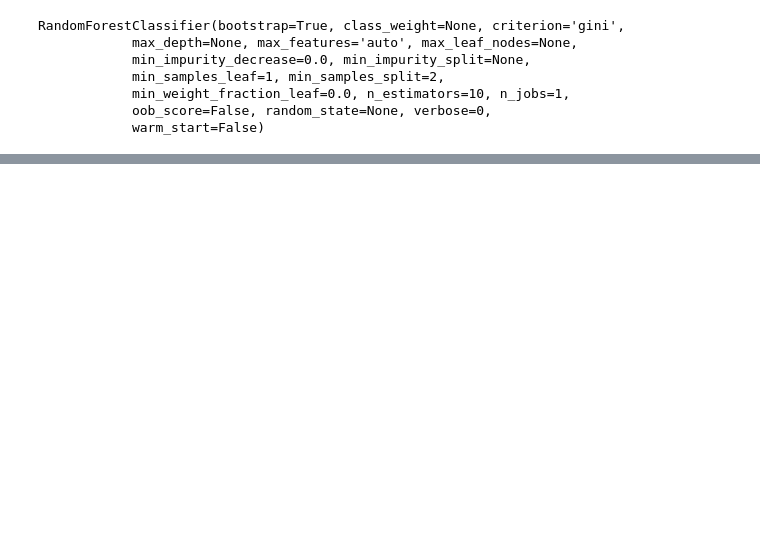
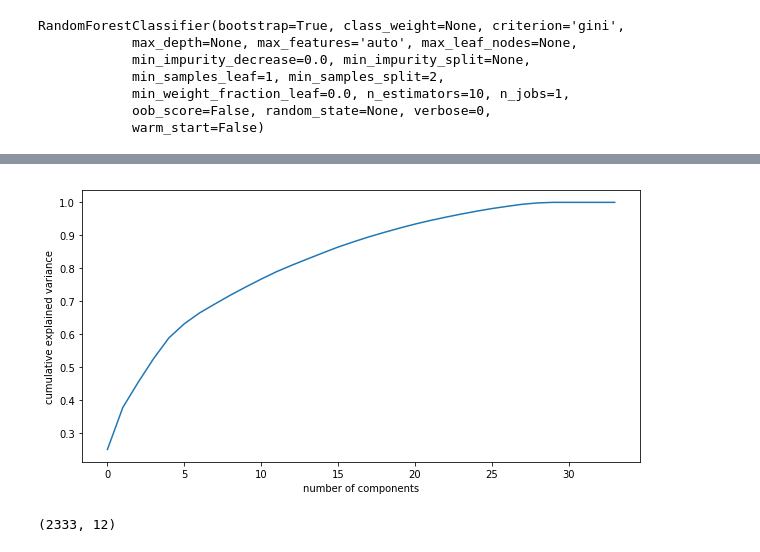
Before and after one commit to prachi0693/Capstone-Project, a Jupyter notebook: Merge and Modelling.ipynb, the cells around one changed output, grey strips where cells are left out. Drawn from its saved outputs; the diff is of its cells as text; code cells hidden in the pictures; blank space fills up the shorter version.

```diff
--- a/Merge and Modelling.ipynb
+++ b/Merge and Modelling.ipynb
@@ -511,0 +537,2 @@ print(accuracy_score(y_test,predictions))
+# %%
+dfcl = df.drop(['Hospital overall rating','Provider ID'], axis=1)
@@ -511,0 +559,12 @@ print(accuracy_score(y_test,predictions))
+# %%
+# Standardize data
+from sklearn.preprocessing import StandardScaler
+standard_scaler = StandardScaler()
+dfcl = pd.DataFrame(standard_scaler.fit_transform(dfcl),columns = dfcl.columns)
+# %%
+#Improting the PCA module
+from sklearn.decomposition import PCA
+pca = PCA(svd_solver='randomized', random_state=42)
+# %%
+#Doing the PCA on the entire data as we dont have to do any predictions
+pca.fit(dfcl)
@@ -511,0 +604,11 @@ print(accuracy_score(y_test,predictions))
+# %%
+#Making the screeplot - plotting the cumulative variance against the number of components
+%matplotlib inline
+fig = plt.figure(figsize = (10,5))
+plt.plot(np.cumsum(pca.explained_variance_ratio_))
+plt.xlabel('number of components')
+plt.ylabel('cumulative explained variance')
+plt.show()
+#Here by observing the below curve we can say that around 4 Principle components can describe 95% of the data
+# %% [output]
+[figure, added]
@@ -511,0 +619,6 @@ print(accuracy_score(y_test,predictions))
+# %%
+# Final PCA dataset
+df_pca = pca_final.fit_transform(dfcl)
+df_pca.shape
+# %% [output]
+(2333, 12)
```
Also changed, not shown: parts of 42 cells of this notebook, 1 other file.
